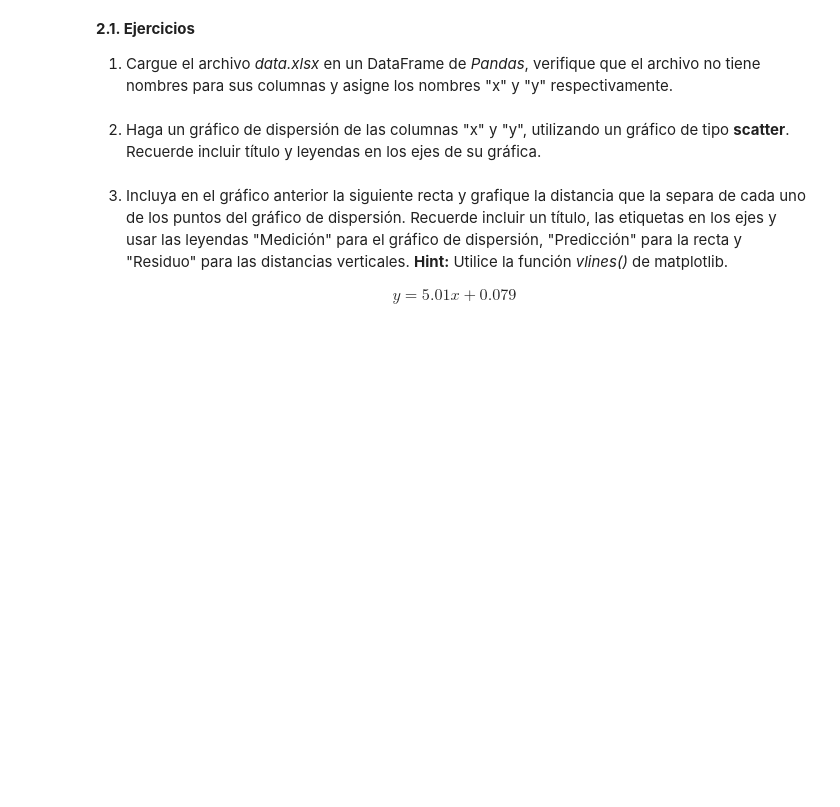
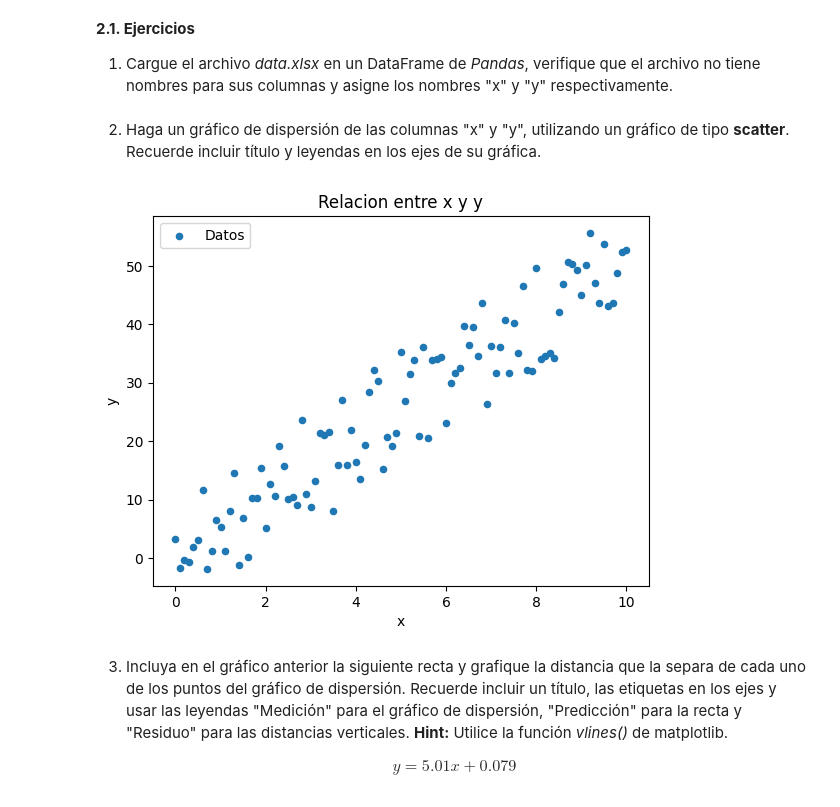
Before and after one commit to JuanDavidforhuerf/lab-3-FML, a Jupyter notebook: Laboratorio_3_20261.ipynb, the cells around one changed output. Cells and saved outputs as stored; diff of their text form; code cells hidden in the pictures; blank space fills up the shorter version.

```diff
--- a/Laboratorio_3_20261.ipynb
+++ b/Laboratorio_3_20261.ipynb
@@ -146,8 +155,17 @@ pip install openpyxl
 **2.1. Ejercicios**
 
 1. Cargue el archivo *data.xlsx* en un DataFrame de *Pandas*, verifique que el archivo no tiene nombres para sus columnas y asigne los nombres "x" y "y" respectivamente.
+# %%
+df = pd.read_excel('data.xlsx', header=None)
+df.columns = ['x','y']
 # %% [markdown]
 2. Haga un gráfico de dispersión de las columnas "x" y "y", utilizando un gráfico de tipo **scatter**. Recuerde incluir título y leyendas en los ejes de su gráfica.
+# %%
+df.plot.scatter(x="x", y="y", title = 'Relacion entre x y y', xlabel = 'x', ylabel = 'y')
+plt.legend(['Datos'])
+plt.show()
+# %% [output]
+[figure, added]
 # %% [markdown]
 3. Incluya en el gráfico anterior la siguiente recta y grafique la distancia que la separa de cada uno de los puntos del gráfico de dispersión. Recuerde incluir un título, las etiquetas en los ejes y usar las leyendas "Medición" para el gráfico de dispersión, "Predicción" para la recta y "Residuo" para las distancias verticales. **Hint:** Utilice la función *vlines()* de matplotlib.
 
```
Also changed, not shown: parts of 5 cells of this notebook, 50 other files.
